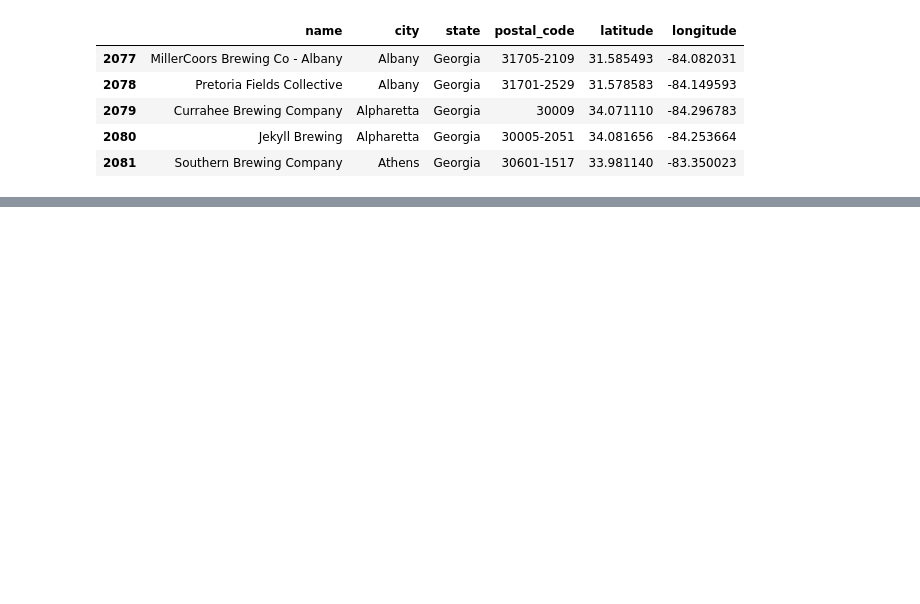
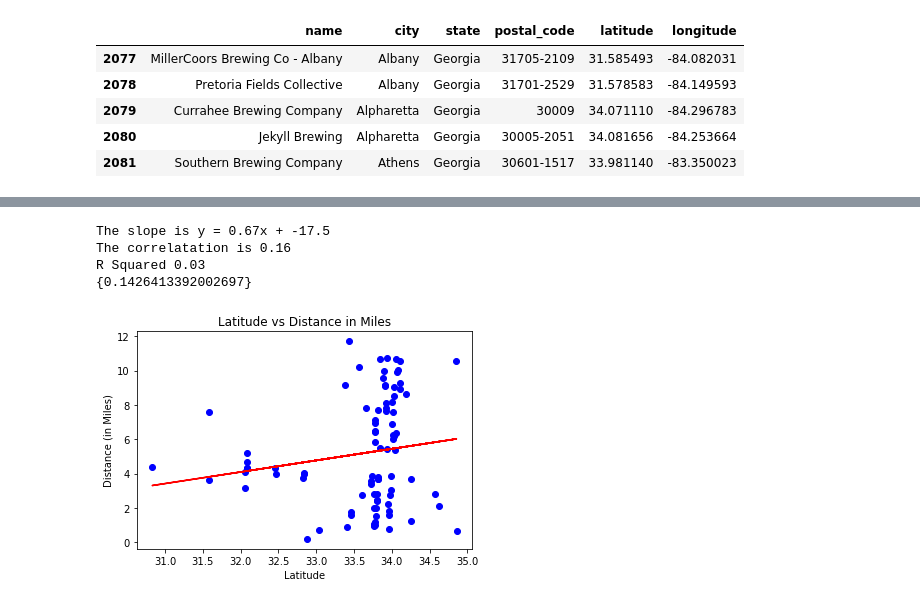
Before and after one commit to sjani184/Megadatatron, a Jupyter notebook: main_notebook.ipynb, the cells around one changed output, grey strips where cells are left out. Cells and saved outputs as stored; diff of their text form; code cells hidden in the pictures; blank space fills up the shorter version.

Commit message:
added scatter plot

```diff
--- a/main_notebook.ipynb
+++ b/main_notebook.ipynb
@@ -275,0 +272,37 @@ plt.bar (dist_labels, dist_series)
+# %%
+#alternative ideas:
+#establish date
+#possible statistical test
+
+brewery_lat = college_df2['latitude']
+
+brewery_dist = college_df2['distance to C/U (miles)']
+
+plt.scatter(brewery_lat, brewery_dist, marker="o", facecolor="blue", edgecolors="blue")
+
+
+#get the slope, intercept, rvalue, pvalue, and standard error
+(slope, intercept, rvalue, pvalue, stderr) = st.linregress(brewery_lat.astype(float), brewery_dist.astype(float))
+regress_values = brewery_lat * slope + intercept
+
+
+# #line equation
+line_eq = "y = " + str(round(slope,2)) + "x + " + str(round(intercept,2))
+plt.plot(brewery_lat,regress_values,"r-")
+
+#get the correlation
+correlation = round(st.pearsonr(brewery_lat.astype(float), brewery_dist.astype(float))[0],2)
+r_sq= round(correlation**2,2)
+
+plt.xlabel("Latitude")
+plt.ylabel("Distance (in Miles)")
+plt.title("Latitude vs Distance in Miles")
+print(f'The slope is {line_eq}')
+print(f'The correlatation is {correlation}')
+print(f'R Squared {r_sq}')
+# %% [output]
+The slope is y = 0.67x + -17.5
+The correlatation is 0.16
+R Squared 0.03
+{0.1426413392002697}
+[figure, added]
```
Also changed, not shown: parts of 2 cells of this notebook.
